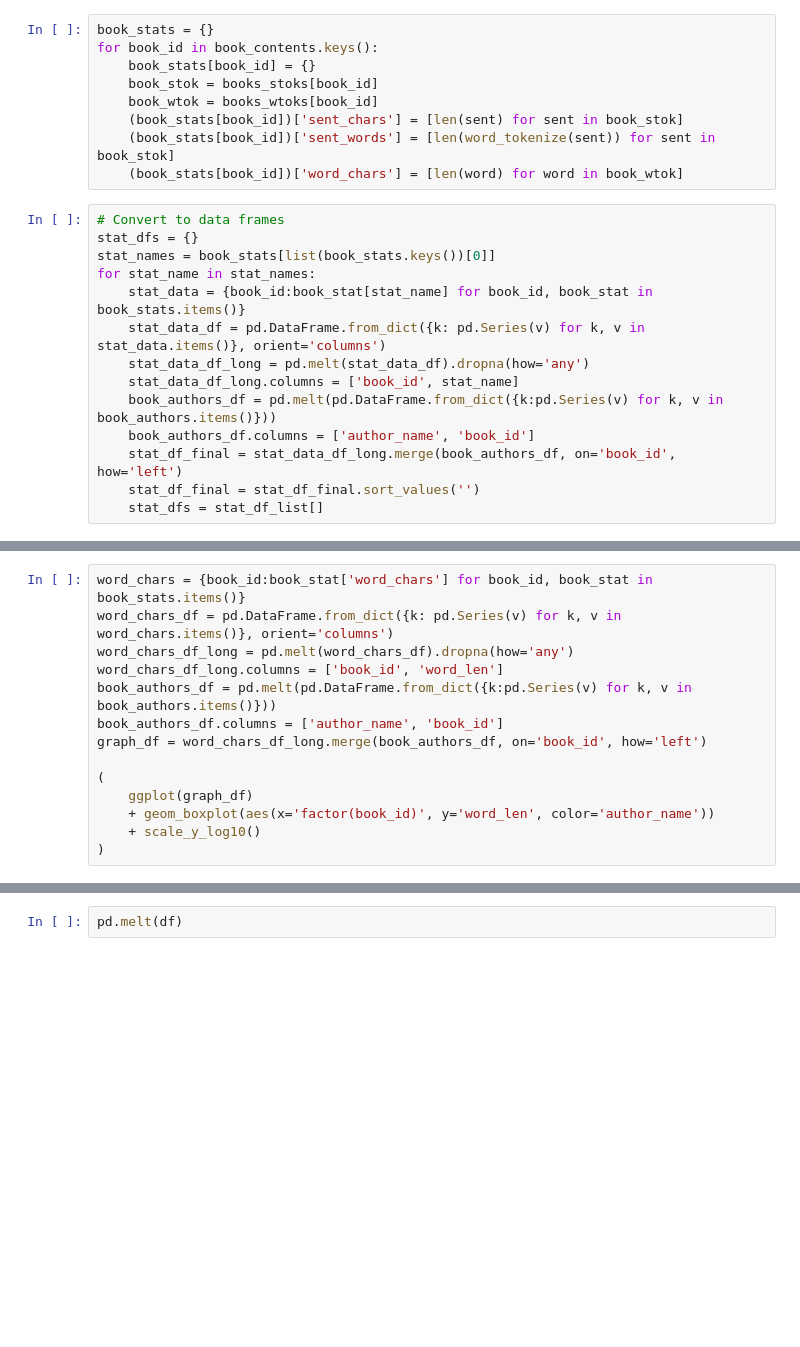
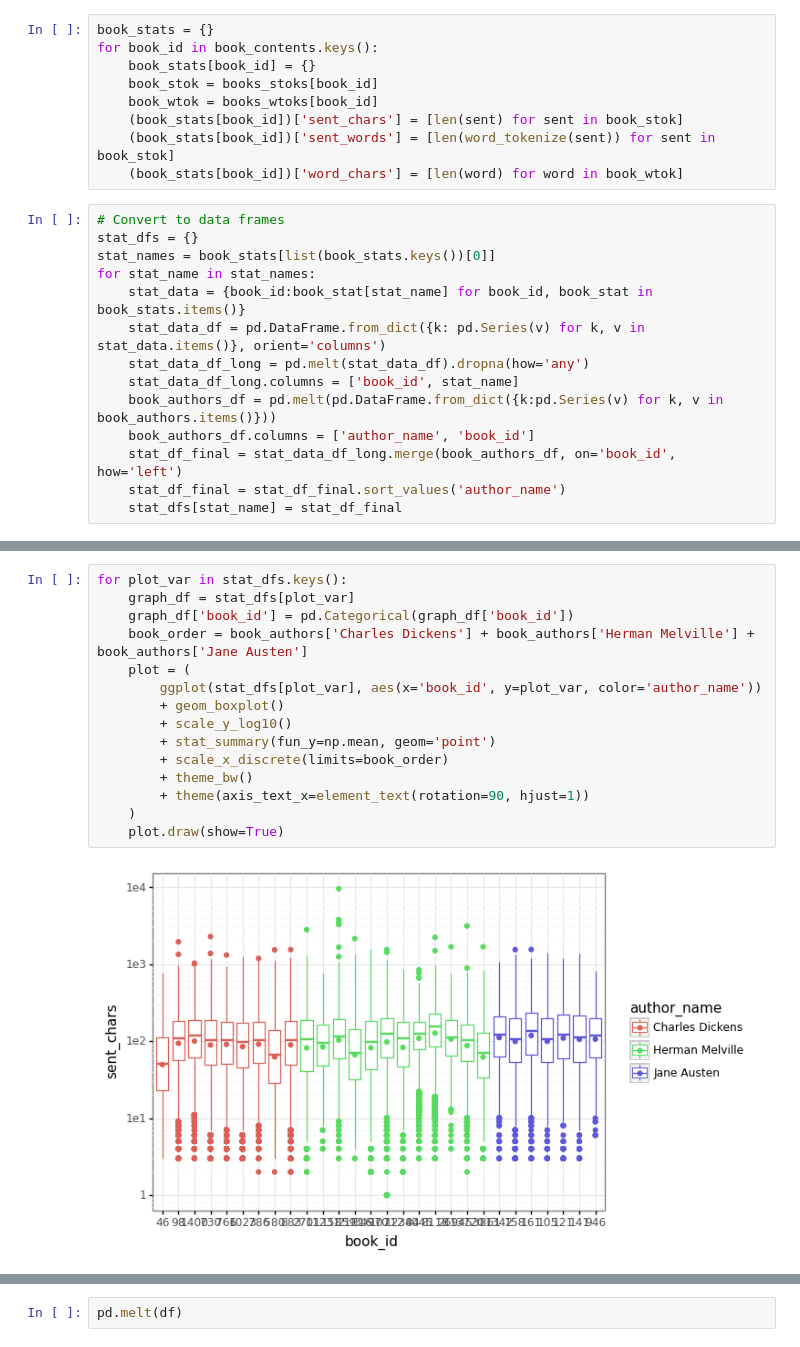
Before and after one commit to accuracy-eminent/writing_style_detection, a Jupyter notebook: eda.ipynb, the cells around one changed output, grey strips where cells are left out. Drawn from its saved outputs; the diff is of its cells as text; blank space fills up the shorter version.

```diff
--- a/eda.ipynb
+++ b/eda.ipynb
@@ -51,5 +56,5 @@ for stat_name in stat_names:
     book_authors_df = pd.melt(pd.DataFrame.from_dict({k:pd.Series(v) for k, v in book_authors.items()}))
     book_authors_df.columns = ['author_name', 'book_id']
     stat_df_final = stat_data_df_long.merge(book_authors_df, on='book_id', how='left')
-    stat_df_final = stat_df_final.sort_values('')
-    stat_dfs = stat_df_list[]
+    stat_df_final = stat_df_final.sort_values('author_name')
+    stat_dfs[stat_name] = stat_df_final
@@ -113,14 +60,0 @@ df.merge(book_authors_df, on='book_id', how='left')
-# %%
-word_chars = {book_id:book_stat['word_chars'] for book_id, book_stat in book_stats.items()}
-word_chars_df = pd.DataFrame.from_dict({k: pd.Series(v) for k, v in word_chars.items()}, orient='columns')
-word_chars_df_long = pd.melt(word_chars_df).dropna(how='any')
-word_chars_df_long.columns = ['book_id', 'word_len']
-book_authors_df = pd.melt(pd.DataFrame.from_dict({k:pd.Series(v) for k, v in book_authors.items()}))
-book_authors_df.columns = ['author_name', 'book_id']
-graph_df = word_chars_df_long.merge(book_authors_df, on='book_id', how='left')
-
-(
-    ggplot(graph_df)
-    + geom_boxplot(aes(x='factor(book_id)', y='word_len', color='author_name'))
-    + scale_y_log10()
-)
@@ -139,0 +61,17 @@ sent_words = {book_id:book_stat['sent_words'] for book_id, book_stat in
+# %%
+for plot_var in stat_dfs.keys():
+    graph_df = stat_dfs[plot_var]
+    graph_df['book_id'] = pd.Categorical(graph_df['book_id'])
+    book_order = book_authors['Charles Dickens'] + book_authors['Herman Melville'] + book_authors['Jane Austen']
+    plot = (
+        ggplot(stat_dfs[plot_var], aes(x='book_id', y=plot_var, color='author_name'))
+        + geom_boxplot()
+        + scale_y_log10()
+        + stat_summary(fun_y=np.mean, geom='point')
+        + scale_x_discrete(limits=book_order)
+        + theme_bw()
+        + theme(axis_text_x=element_text(rotation=90, hjust=1))
+    )
+    plot.draw(show=True)
+# %% [output]
+[figure, added]
```
Also changed, not shown: parts of 13 cells of this notebook.
